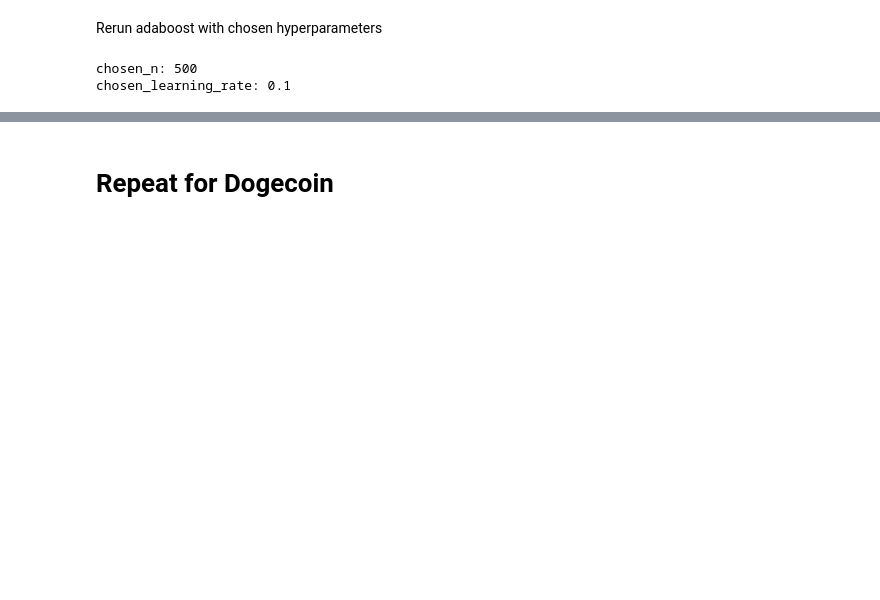
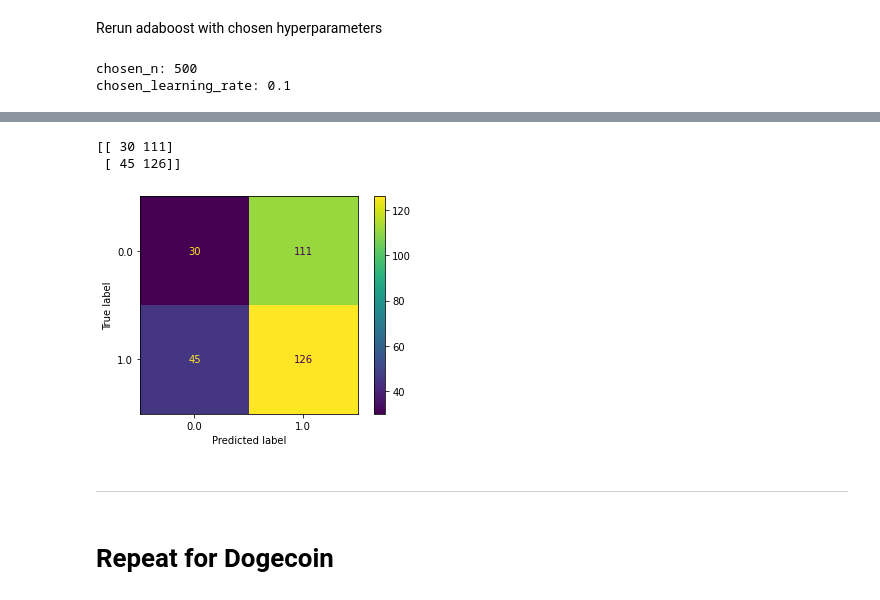
Before and after one commit to irsa-ashraf/Analysis-of-Indicators-on-Cryptocurrency-Prices, a Jupyter notebook: models/adaboost.ipynb, the cells around one changed output, grey strips where cells are left out. Cells and saved outputs as stored; diff of their text form; code cells hidden in the pictures; blank space fills up the shorter version.

```diff
--- a/models/adaboost.ipynb
+++ b/models/adaboost.ipynb
@@ -333,0 +400,20 @@ count_weekly_diff: 0.07
+# %%
+features_df = pd.read_csv("bitcoin_train.csv")
+
+feature_lst = [ 'goog_trend_score', 'retweets_count', \
+                'replies_count', \
+                'compound_weighted', 'compound_weighted_avg7', \
+                'compound_weighted_daily_diff' , 'compound_weighted_weekly_diff',
+                'replies_count_daily_diff', 'replies_count_avg7', 'replies_count_weekly_diff',
+                'count', 'count_daily_diff', 'count_weekly_diff']
+
+outcome = features_df.columns[-1]
+
+print(feature_lst)
+print(outcome)
+
+outcome = features_df.columns[-1]
+
+X = features_df[feature_lst]
+y = features_df[outcome]
+X_train, X_valid, y_train, y_valid = train_test_split(X, y, random_state = 1234)
@@ -333,0 +474,15 @@ count_weekly_diff: 0.07
+# %%
+chosen_depth = list(grid_result.best_params_.values())[0]
+chosen_learning_rate = list(grid_result.best_params_.values())[1]
+chosen_n = list(grid_result.best_params_.values())[2]
+print("chosen_n:", chosen_n)
+print("chosen_learning_rate:", chosen_learning_rate)
+
+base_estimator = DecisionTreeClassifier(max_depth = chosen_depth, random_state = 1234)
+adaboost = AdaBoostClassifier(base_estimator = base_estimator, n_estimators = chosen_n,
+                              learning_rate = chosen_learning_rate, random_state = 1234)
+# Train Adaboost Classifer
+adaboost.fit(X_train, y_train)
+
+# Predict the response for valid dataset
+y_hat = adaboost.predict(X_valid)
@@ -334,3 +521,12 @@ count_weekly_diff: 0.07
+# %%
+plot_confusion_matrix(adaboost, X_valid, y_valid)
+print(metrics.confusion_matrix(y_valid, y_hat))
+# %% [output]
+[[ 30 111]
+ [ 45 126]]
+[figure, added]
+# %% [markdown]
+-------------------------------------------
 # %% [markdown]
 # Repeat for Dogecoin
 # %%
```
Also changed, not shown: parts of 58 cells of this notebook.
